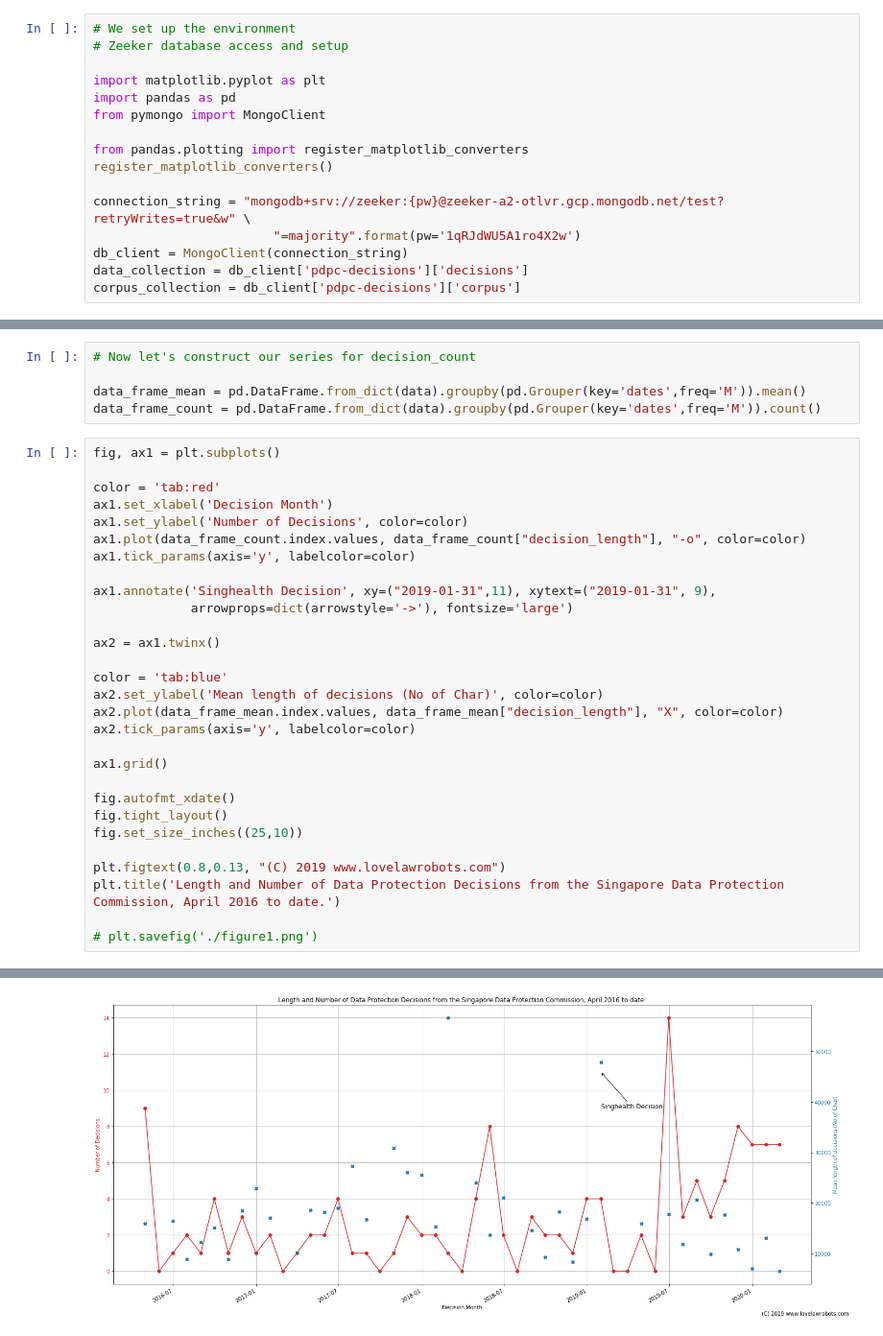
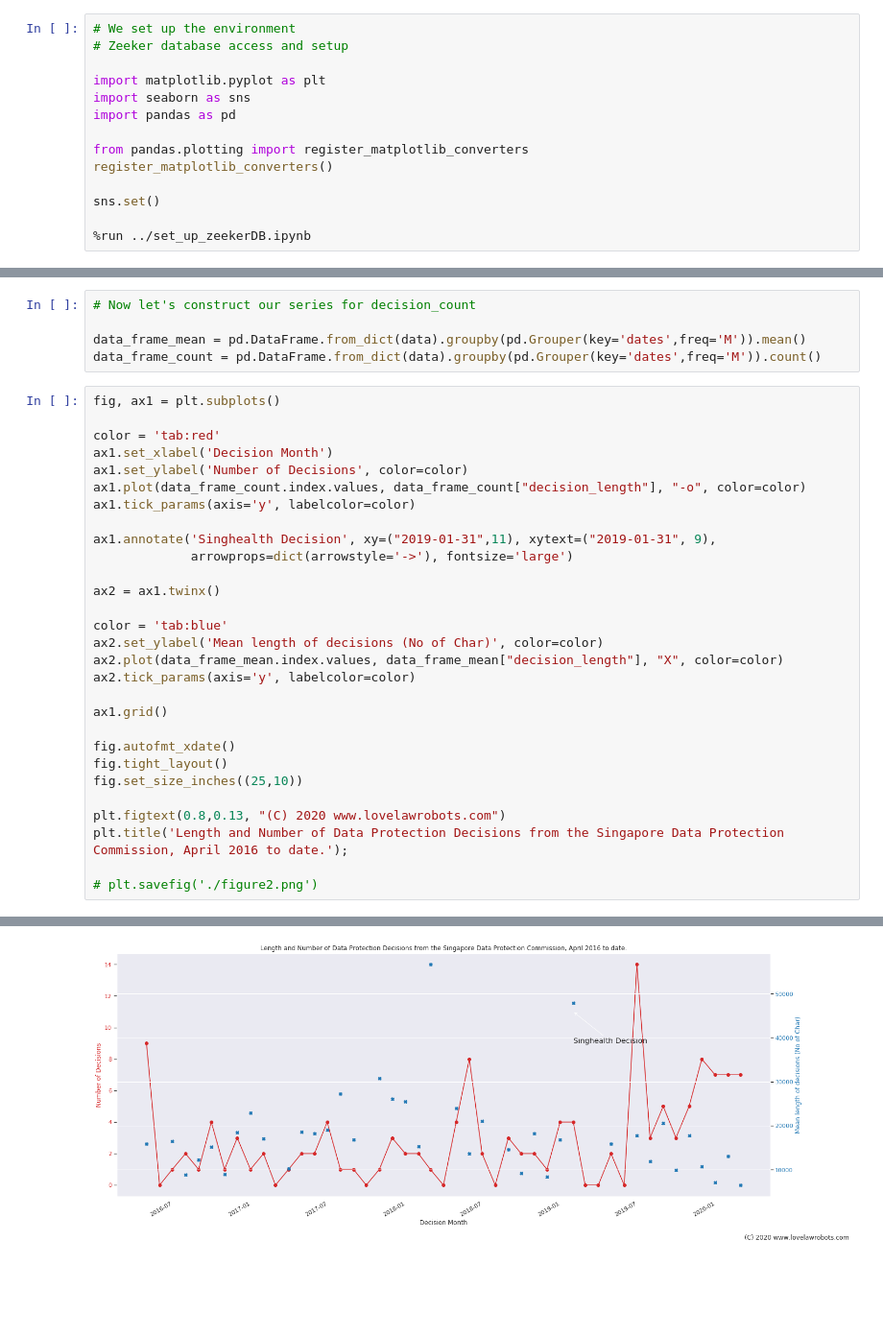
Before and after one commit to houfu/zeeker-notebooks, a Jupyter notebook: pdpc-decisions/pdpc_decisions_length v2.ipynb, the cells around one changed output, grey strips where cells are left out. Shown at 96% size. Saved outputs shown, nothing was run; the diff lists cells and outputs as text; blank space fills up the shorter version.

```diff
--- a/pdpc-decisions/pdpc_decisions_length v2.ipynb
+++ b/pdpc-decisions/pdpc_decisions_length v2.ipynb
@@ -12,14 +12,12 @@ Let's do this again.
 # Zeeker database access and setup
 
 import matplotlib.pyplot as plt
+import seaborn as sns
 import pandas as pd
-from pymongo import MongoClient
 
 from pandas.plotting import register_matplotlib_converters
 register_matplotlib_converters()
 
-connection_string = "mongodb+srv://zeeker:{pw}@zeeker-a2-otlvr.gcp.mongodb.net/test?retryWrites=true&w" \
-                        "=majority".format(pw='1qRJdWU5A1ro4X2w')
-db_client = MongoClient(connection_string)
-data_collection = db_client['pdpc-decisions']['decisions']
-corpus_collection = db_client['pdpc-decisions']['corpus']
+sns.set()
+
+%run ../set_up_zeekerDB.ipynb
@@ -73,8 +76,8 @@ fig.autofmt_xdate()
 fig.tight_layout()
 fig.set_size_inches((25,10))
 
-plt.figtext(0.8,0.13, "(C) 2019 www.lovelawrobots.com")
-plt.title('Length and Number of Data Protection Decisions from the Singapore Data Protection Commission, April 2016 to date.')
+plt.figtext(0.8,0.13, "(C) 2020 www.lovelawrobots.com")
+plt.title('Length and Number of Data Protection Decisions from the Singapore Data Protection Commission, April 2016 to date.');
 
-# plt.savefig('./figure1.png')
+# plt.savefig('./figure2.png')
 # %% [output]
@@ -82 +84 @@ Text(0.5, 1, 'Length and Number of Data Protection Decisions from the Singapore
-[figure, old version]
+[figure, new version]
```
Also changed, not shown: parts of 2 cells of this notebook, 3 other files.
